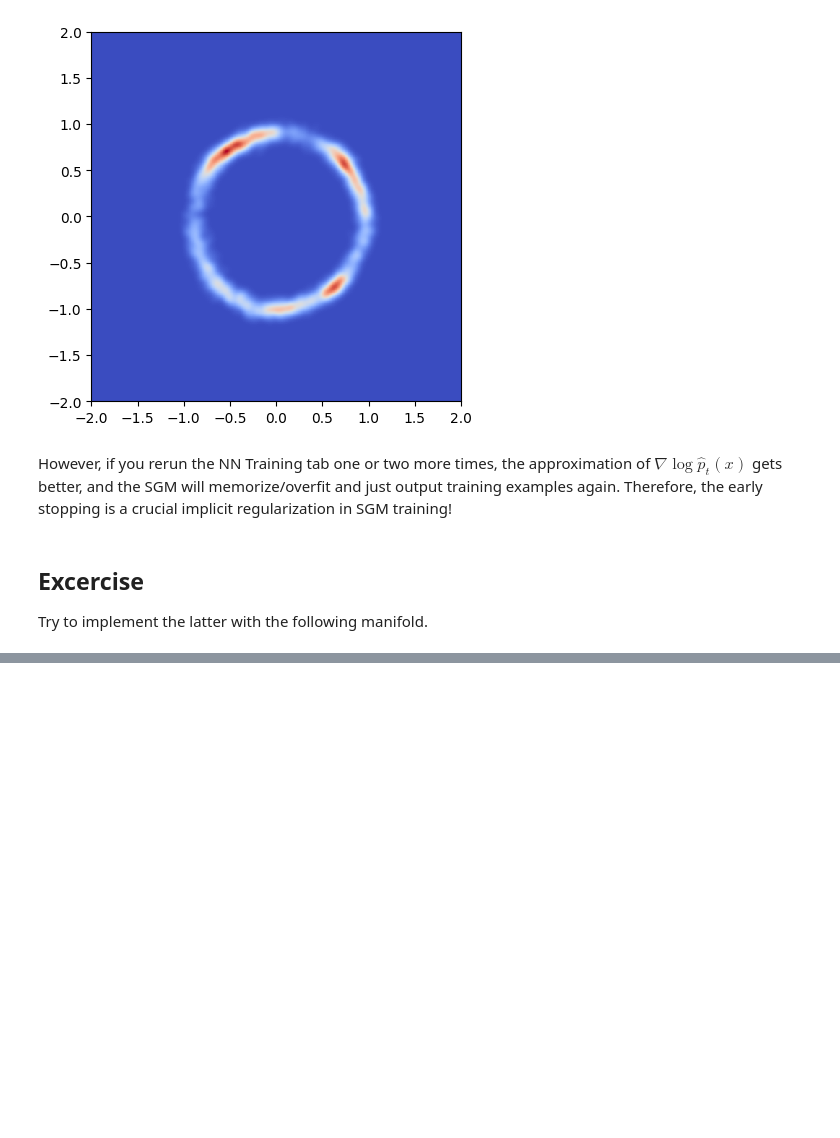
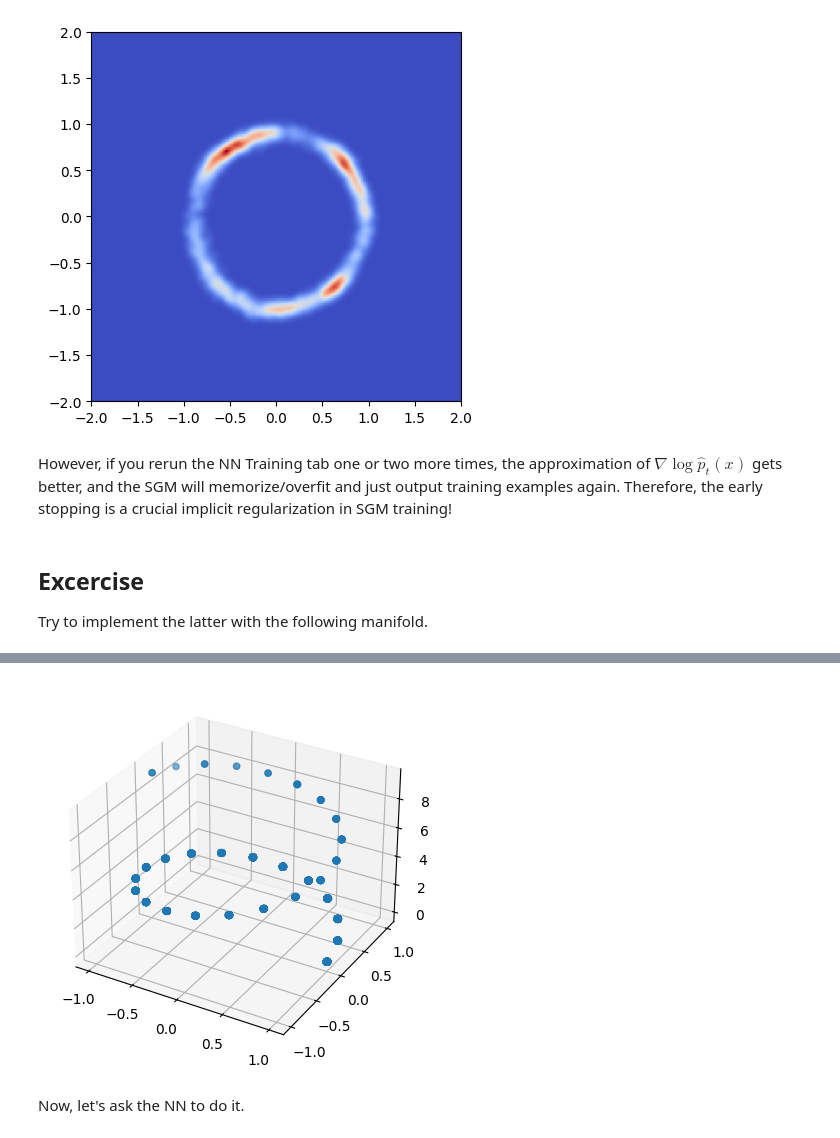
Before and after one commit to maguerrap/CEMRACS2023, a Jupyter notebook: 3-SGM_introduction.ipynb, the cells around one changed output, grey strips where cells are left out. Saved outputs shown, nothing was run; the diff lists cells and outputs as text; code cells hidden in the pictures; blank space fills up the shorter version.

```diff
--- a/3-SGM_introduction.ipynb
+++ b/3-SGM_introduction.ipynb
@@ -505,0 +580,13 @@ plt.show()
+# %%
+rng, step_rng = random.split(rng)
+samples = lmc_sampler(step_rng, nabla_log_hat_pt, dispersion, drift, 3, 5000)
+#plot_heatmap(samples[:, [0,1]], -3, 3)
+# %%
+fig = plt.figure()
+ax = fig.add_subplot(projection='3d')
+ax.scatter(samples[:,0], samples[:,1], samples[:,2])
+plt.show()
+# %% [output]
+[figure, added]
+# %% [markdown]
+Now, let's ask the NN to do it.
```
Also changed, not shown: parts of 11 cells of this notebook, 2 other files.
